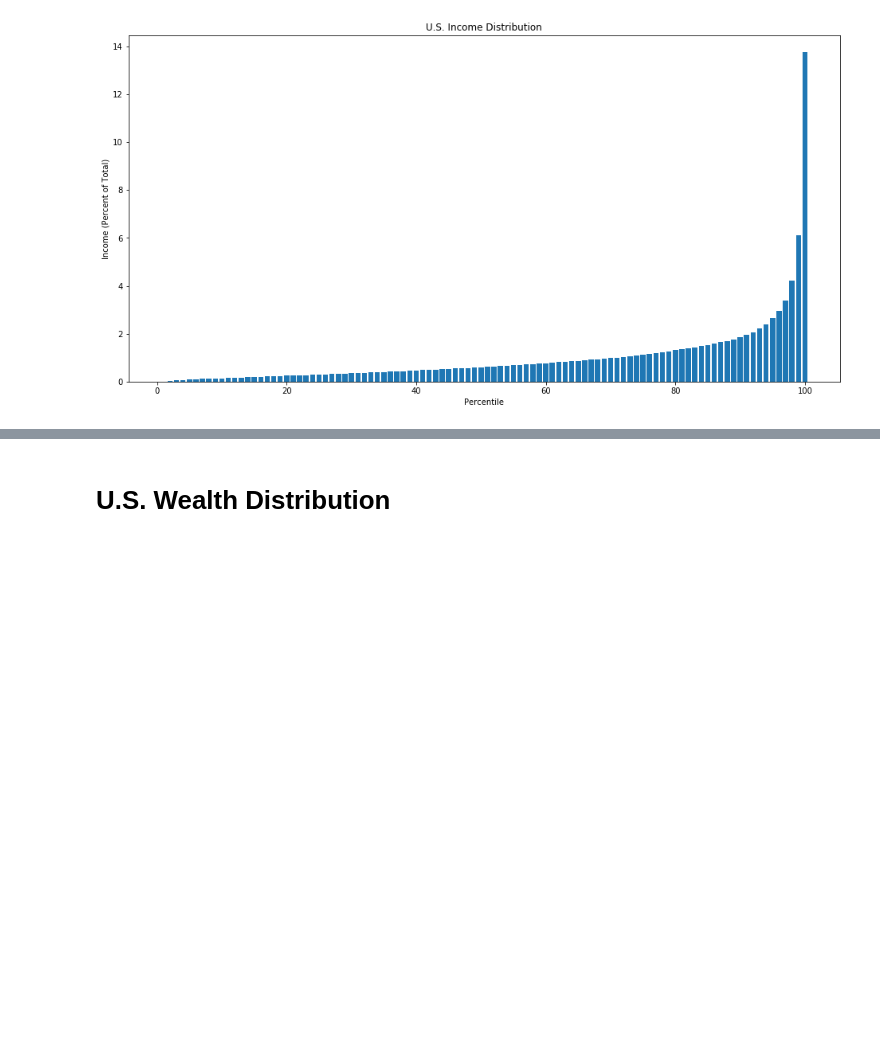
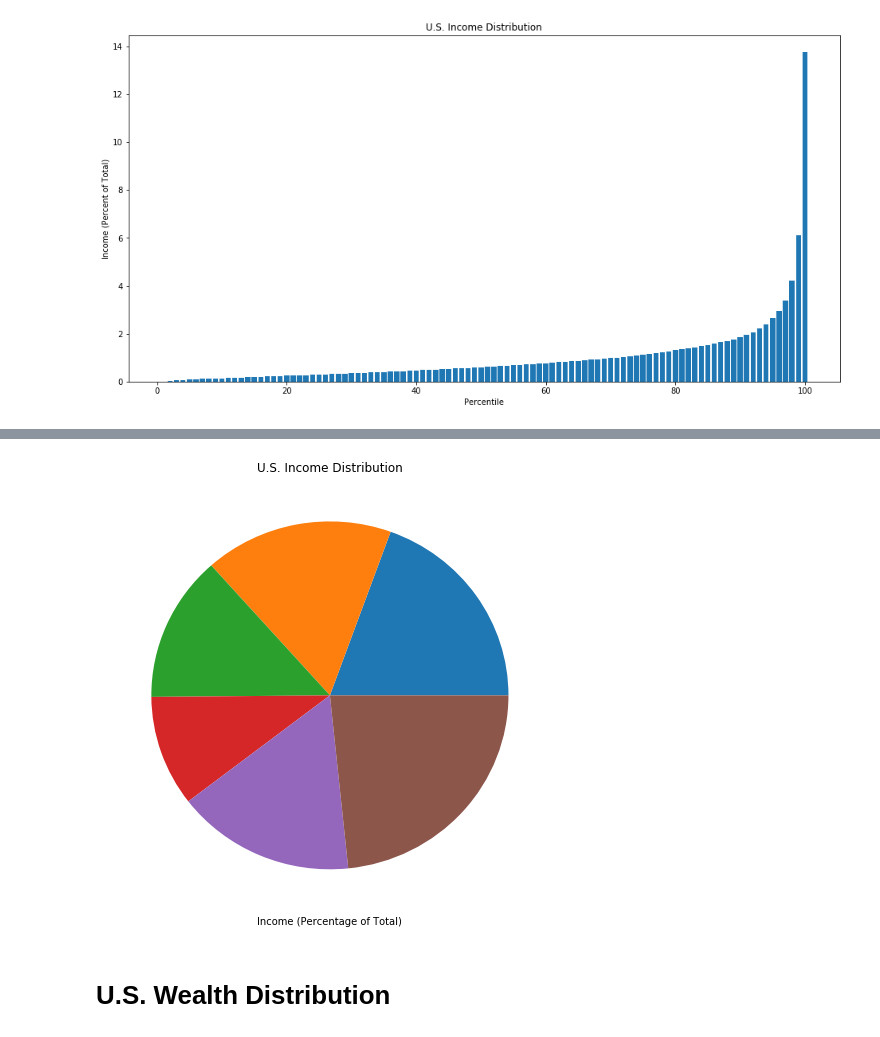
Before and after one commit to TheSocialWealthFund/swf-research-py, a Jupyter notebook: notebooks/datapackage_sandbox.ipynb, the cells around one changed output, grey strips where cells are left out. Saved outputs shown, nothing was run; the diff lists cells and outputs as text; code cells hidden in the pictures; blank space fills up the shorter version.

```diff
--- a/notebooks/datapackage_sandbox.ipynb
+++ b/notebooks/datapackage_sandbox.ipynb
@@ -68,3 +79,6 @@ plt.ylabel("Income (Percent of Total)")
 plt.show()
 # %% [output]
 [figure]
+# %%
+ipdf2 = get_distribution(df, 'income', quantiles=[0, 60, 80, 90, 95, 99, 100])
+display(ipdf2)
@@ -71,3 +94,11 @@ plt.show()
+# %%
+plt.figure(figsize=(8,8))
+plt.pie(ipdf2['real_income_pct'])
+plt.title("U.S. Income Distribution")
+plt.xlabel("Income (Percentage of Total)")
+plt.show()
+# %% [output]
+[figure, added]
 # %% [markdown]
 # U.S. Wealth Distribution
 # %%
```
Also changed, not shown: parts of 4 cells of this notebook, 1 other file.
